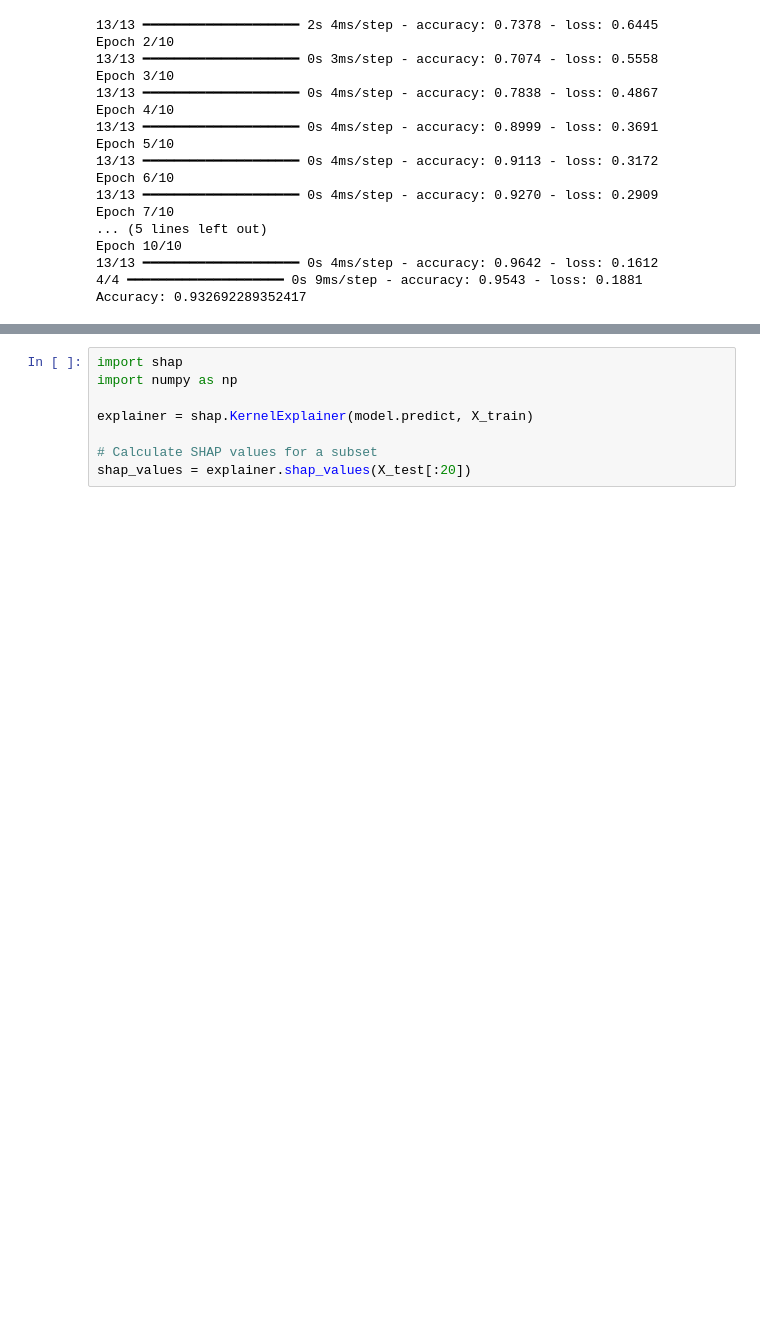
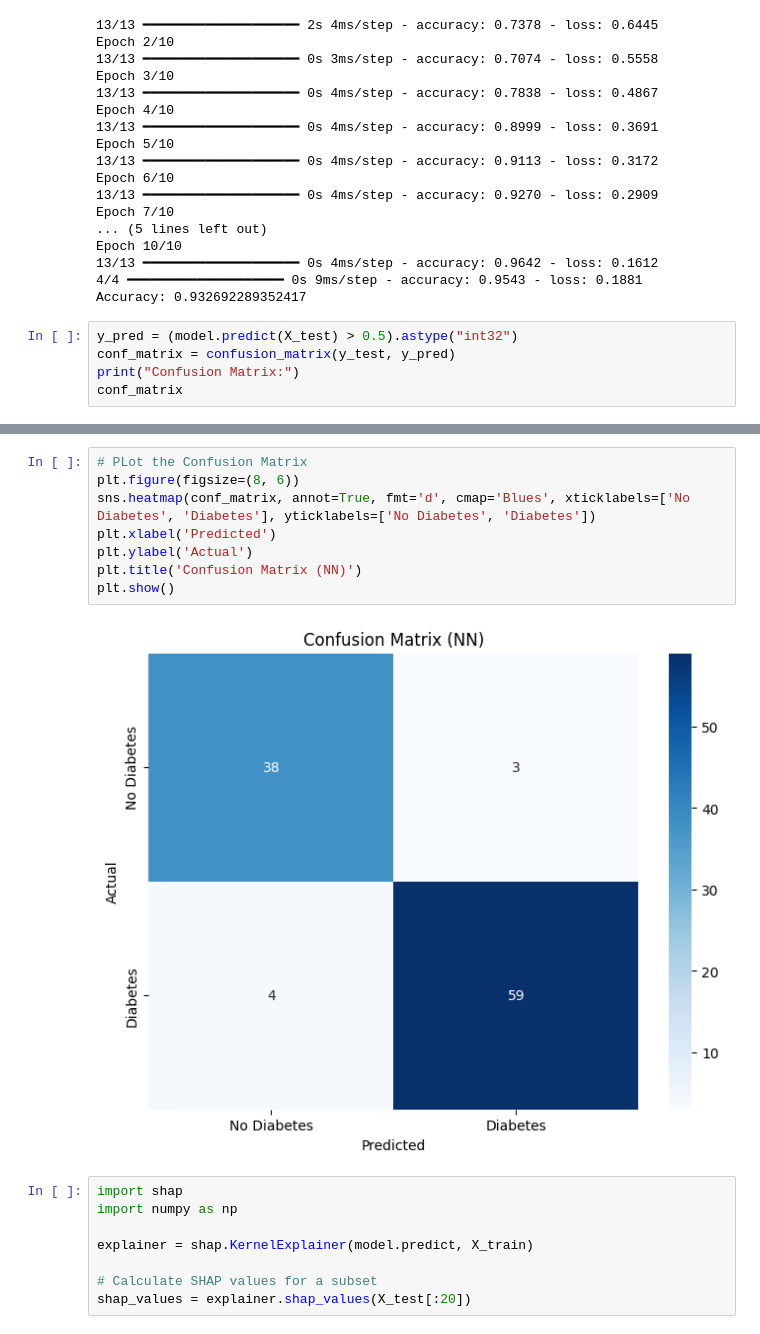
Before and after one commit to sanjanabansal1994/Early-Stage-Diabetes-Risk-Prediction, a Jupyter notebook: 7_Neural_networks.ipynb, the cells around one changed output, grey strips where cells are left out. Cells and saved outputs as stored; diff of their text form; blank space fills up the shorter version.

Commit message:
added conf matrix

```diff
--- a/7_Neural_networks.ipynb
+++ b/7_Neural_networks.ipynb
@@ -62,3 +64,8 @@ Epoch 10/10
 13/13 ━━━━━━━━━━━━━━━━━━━━ 0s 4ms/step - accuracy: 0.9642 - loss: 0.1612
 4/4 ━━━━━━━━━━━━━━━━━━━━ 0s 9ms/step - accuracy: 0.9543 - loss: 0.1881
 Accuracy: 0.932692289352417
+# %%
+y_pred = (model.predict(X_test) > 0.5).astype("int32")
+conf_matrix = confusion_matrix(y_test, y_pred)
+print("Confusion Matrix:")
+conf_matrix
@@ -65,3 +89,13 @@ Accuracy: 0.932692289352417
+# %%
+# PLot the Confusion Matrix
+plt.figure(figsize=(8, 6))
+sns.heatmap(conf_matrix, annot=True, fmt='d', cmap='Blues', xticklabels=['No Diabetes', 'Diabetes'], yticklabels=['No Diabetes', 'Diabetes'])
+plt.xlabel('Predicted')
+plt.ylabel('Actual')
+plt.title('Confusion Matrix (NN)')
+plt.show()
+# %% [output]
+[figure, added]
 # %%
 import shap
 import numpy as np
```
Also changed, not shown: parts of 3 cells of this notebook.
